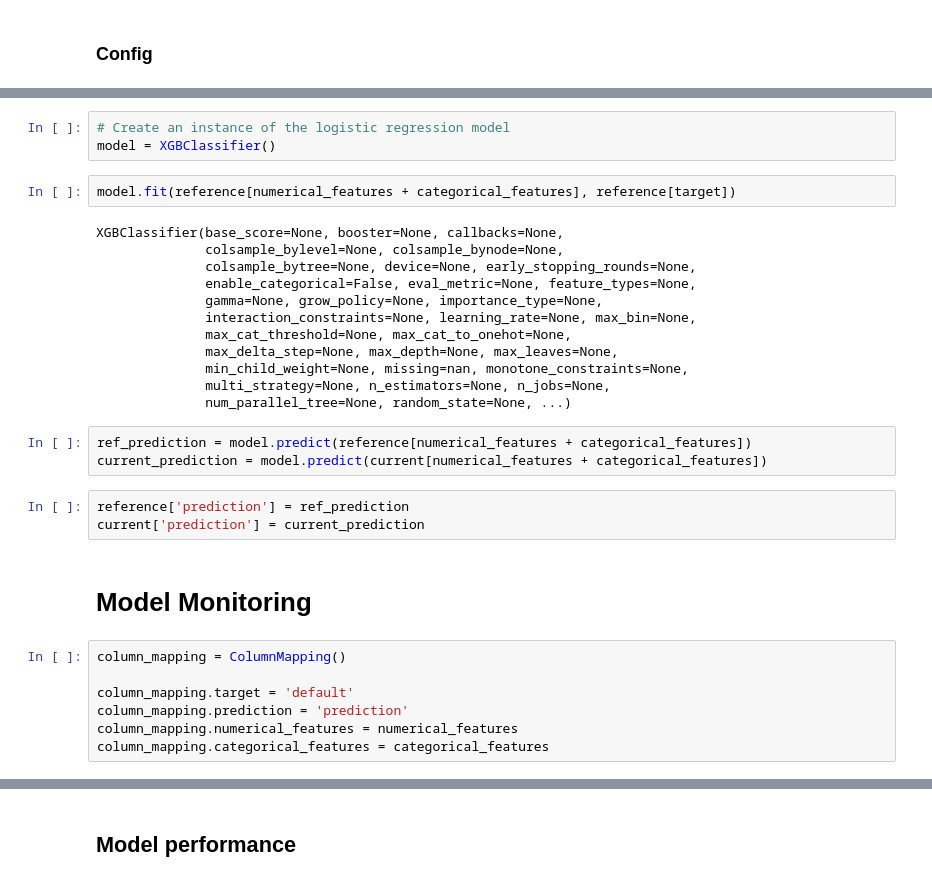
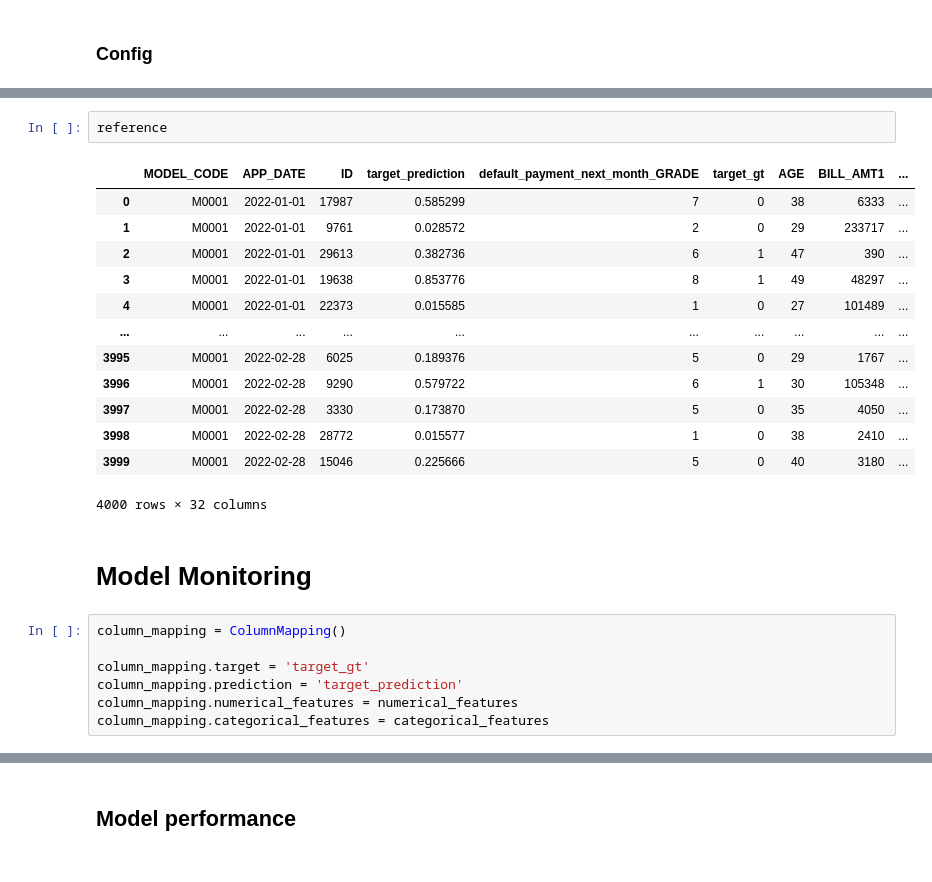
Before and after one commit to Chutchanan/dashboard, a Jupyter notebook: projects/Credit Score/credit_score_monitoring.ipynb, the cells around one changed output, grey strips where cells are left out. Saved outputs shown, nothing was run; the diff lists cells and outputs as text.

```diff
--- a/projects/Credit Score/credit_score_monitoring.ipynb
+++ b/projects/Credit Score/credit_score_monitoring.ipynb
@@ -193,33 +104,26 @@ raw_data.head()
-# %%
-# Create an instance of the logistic regression model
-model = XGBClassifier()
-# %%
-model.fit(reference[numerical_features + categorical_features], reference[target])
-# %% [output]
-XGBClassifier(base_score=None, booster=None, callbacks=None,
-              colsample_bylevel=None, colsample_bynode=None,
-              colsample_bytree=None, device=None, early_stopping_rounds=None,
-              enable_categorical=False, eval_metric=None, feature_types=None,
-              gamma=None, grow_policy=None, importance_type=None,
-              interaction_constraints=None, learning_rate=None, max_bin=None,
-              max_cat_threshold=None, max_cat_to_onehot=None,
-              max_delta_step=None, max_depth=None, max_leaves=None,
-              min_child_weight=None, missing=nan, monotone_constraints=None,
-              multi_strategy=None, n_estimators=None, n_jobs=None,
-              num_parallel_tree=None, random_state=None, ...)
-# %%
-ref_prediction = model.predict(reference[numerical_features + categorical_features])
-current_prediction = model.predict(current[numerical_features + categorical_features])
-# %%
-reference['prediction'] = ref_prediction
-current['prediction'] = current_prediction
+# %%
+reference
+# %% [output]
+|  | MODEL_CODE | APP_DATE | ID | target_prediction | default_payment_next_month_GRADE | target_gt | AGE | BILL_AMT1 | ... |
+| 0 | M0001 | 2022-01-01 | 17987 | 0.585299 | 7 | 0 | 38 | 6333 | ... |
+| 1 | M0001 | 2022-01-01 | 9761 | 0.028572 | 2 | 0 | 29 | 233717 | ... |
+| 2 | M0001 | 2022-01-01 | 29613 | 0.382736 | 6 | 1 | 47 | 390 | ... |
+| 3 | M0001 | 2022-01-01 | 19638 | 0.853776 | 8 | 1 | 49 | 48297 | ... |
+| 4 | M0001 | 2022-01-01 | 22373 | 0.015585 | 1 | 0 | 27 | 101489 | ... |
+| ... | ... | ... | ... | ... | ... | ... | ... | ... | ... |
+| 3995 | M0001 | 2022-02-28 | 6025 | 0.189376 | 5 | 0 | 29 | 1767 | ... |
+| 3996 | M0001 | 2022-02-28 | 9290 | 0.579722 | 6 | 1 | 30 | 105348 | ... |
+| 3997 | M0001 | 2022-02-28 | 3330 | 0.173870 | 5 | 0 | 35 | 4050 | ... |
+| 3998 | M0001 | 2022-02-28 | 28772 | 0.015577 | 1 | 0 | 38 | 2410 | ... |
+| 3999 | M0001 | 2022-02-28 | 15046 | 0.225666 | 5 | 0 | 40 | 3180 | ... |
+4000 rows × 32 columns
 # %% [markdown]
 # Model Monitoring
 # %%
 column_mapping = ColumnMapping()
 
-column_mapping.target = 'default'
-column_mapping.prediction = 'prediction'
+column_mapping.target = 'target_gt'
+column_mapping.prediction = 'target_prediction'
 column_mapping.numerical_features = numerical_features
 column_mapping.categorical_features = categorical_features
 # %%
```
Also changed, not shown: parts of 27 cells of this notebook, 38 other files.
